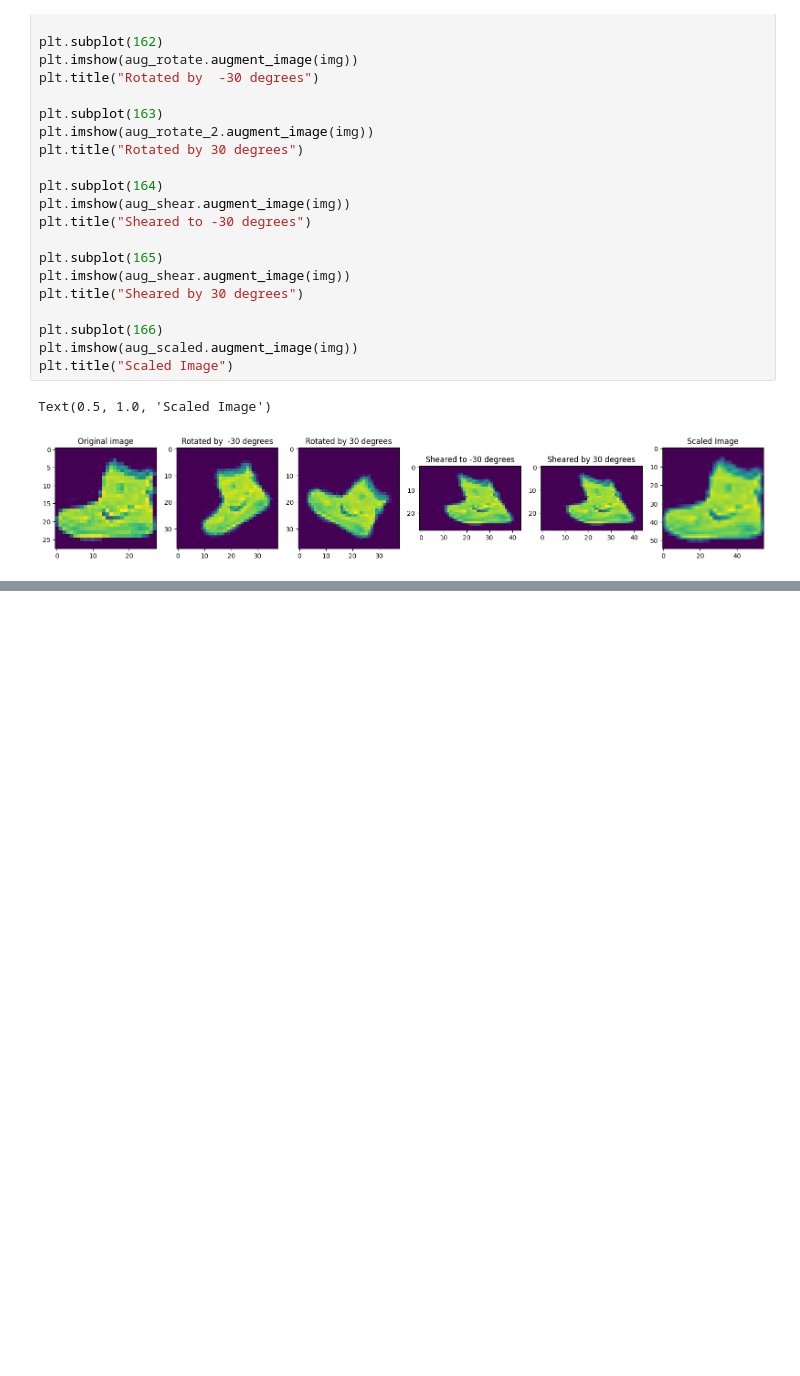
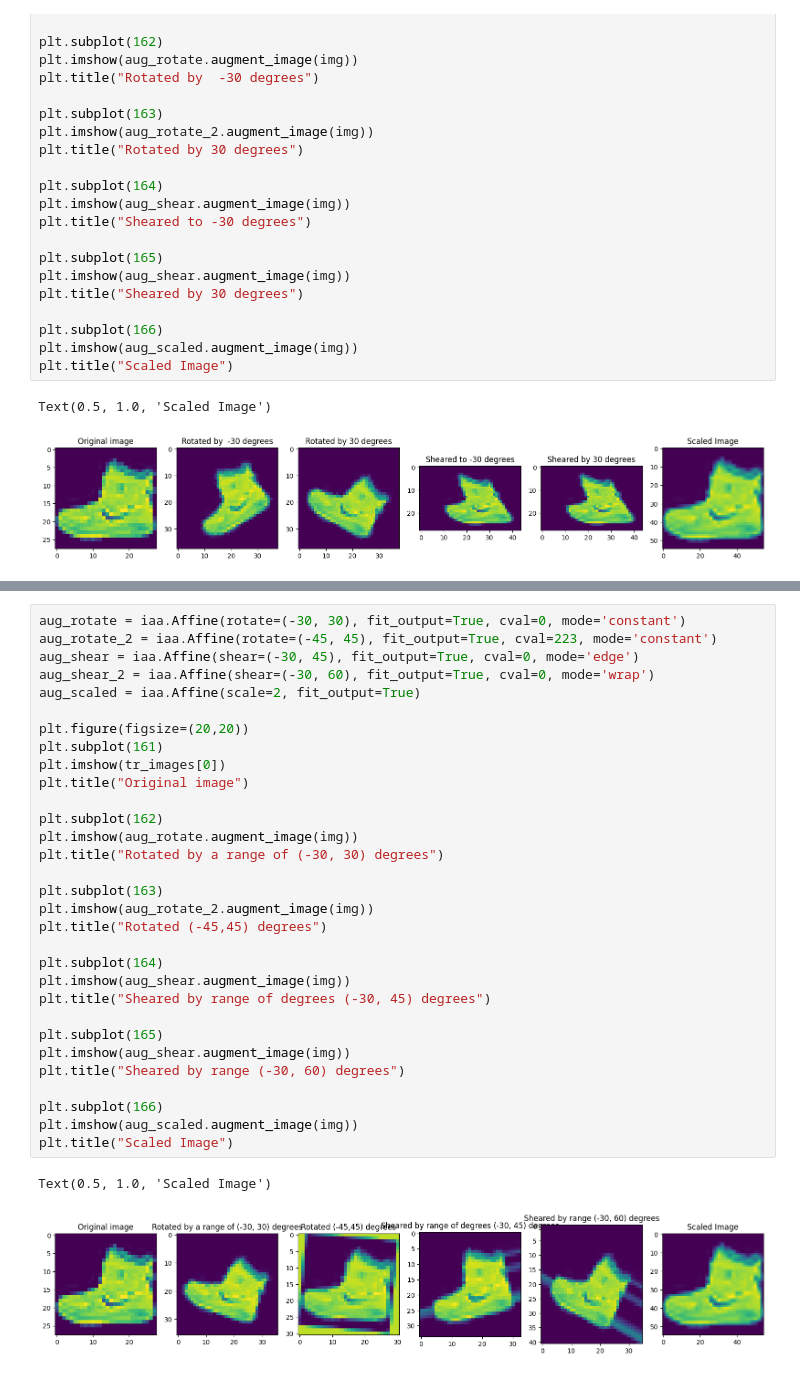
Before and after one commit to eniangnsa/Computer-Vision, a Jupyter notebook: Chapter-4/image_augmentation.ipynb, the cells around one changed output, grey strips where cells are left out. Cells and saved outputs as stored; diff of their text form; blank space fills up the shorter version.

Commit message:
range of rotation

```diff
--- a/Chapter-4/image_augmentation.ipynb
+++ b/Chapter-4/image_augmentation.ipynb
@@ -130,0 +137,34 @@ Text(0.5, 1.0, 'Scaled Image')
+# %%
+aug_rotate = iaa.Affine(rotate=(-30, 30), fit_output=True, cval=0, mode='constant')
+aug_rotate_2 = iaa.Affine(rotate=(-45, 45), fit_output=True, cval=223, mode='constant')
+aug_shear = iaa.Affine(shear=(-30, 45), fit_output=True, cval=0, mode='edge')
+aug_shear_2 = iaa.Affine(shear=(-30, 60), fit_output=True, cval=0, mode='wrap')
+aug_scaled = iaa.Affine(scale=2, fit_output=True)
+
+plt.figure(figsize=(20,20))
+plt.subplot(161)
+plt.imshow(tr_images[0])
+plt.title("Original image")
+
+plt.subplot(162)
+plt.imshow(aug_rotate.augment_image(img))
+plt.title("Rotated by a range of (-30, 30) degrees")
+
+plt.subplot(163)
+plt.imshow(aug_rotate_2.augment_image(img))
+plt.title("Rotated (-45,45) degrees")
+
+plt.subplot(164)
+plt.imshow(aug_shear.augment_image(img))
+plt.title("Sheared by range of degrees (-30, 45) degrees")
+
+plt.subplot(165)
+plt.imshow(aug_shear.augment_image(img))
+plt.title("Sheared by range (-30, 60) degrees")
+
+plt.subplot(166)
+plt.imshow(aug_scaled.augment_image(img))
+plt.title("Scaled Image")
+# %% [output]
+Text(0.5, 1.0, 'Scaled Image')
+[figure, added]
```
Also changed, not shown: parts of 2 cells of this notebook.
